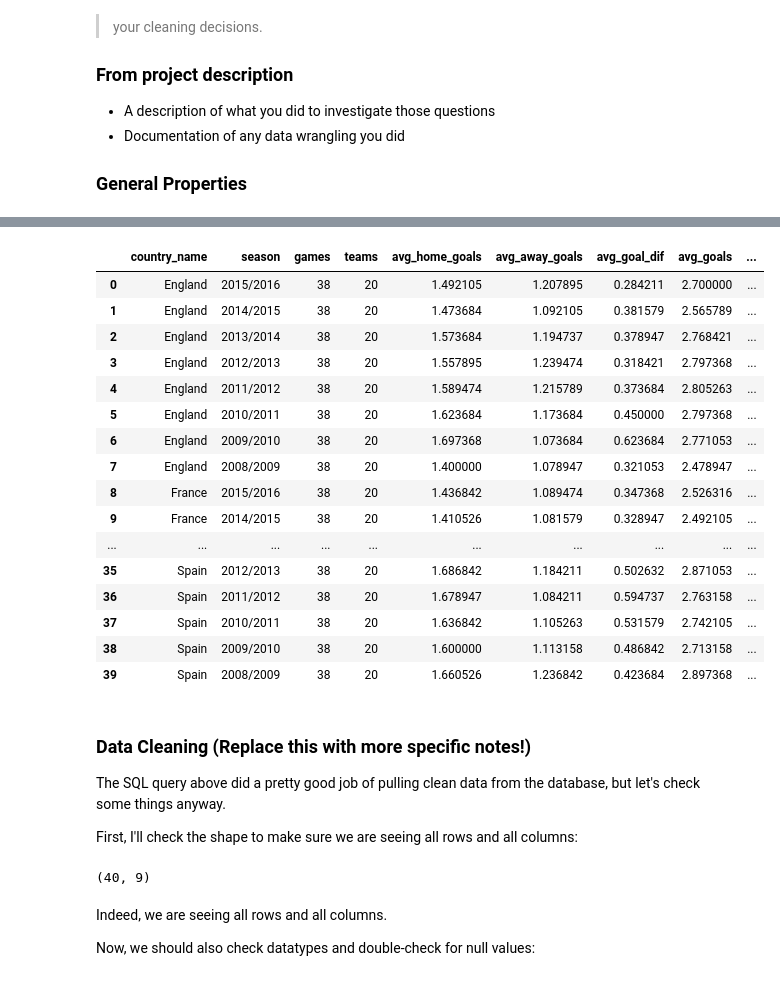
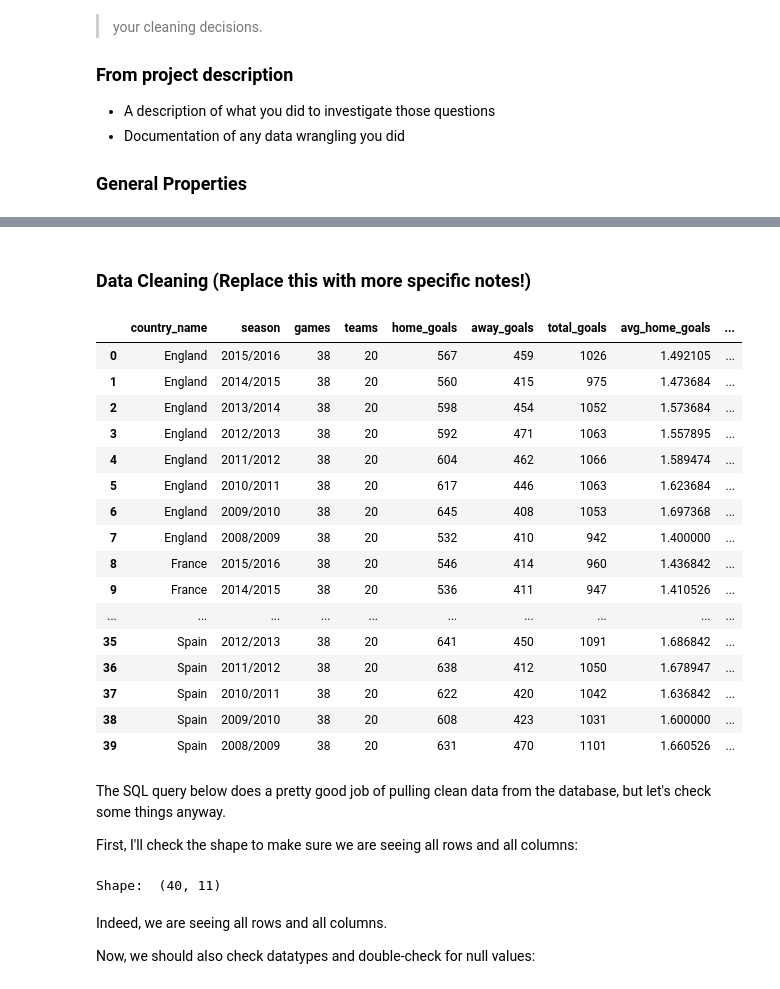
Before and after one commit to ipaulson/soccer-db, a Jupyter notebook: eu-soccer-db.ipynb, the cells around one changed output, grey strips where cells are left out. Cells and saved outputs as stored; diff of their text form; code cells hidden in the pictures.

Commit message:
Finish code for data wrangling

```diff
--- a/eu-soccer-db.ipynb
+++ b/eu-soccer-db.ipynb
@@ -56,56 +183,58 @@ db = sqlite3.connect('database.sqlite')
+# %% [markdown]
+### Data Cleaning (Replace this with more specific notes!)
 # %%
 # Load your data and print out a few lines. Perform operations to inspect data
 #   types and look for instances of missing or possibly errant data.
+
 # https://www.kaggle.com/dimarudov/data-analysis-using-sql
+# Top 5 teams by UEFA coefficient: https://www.uefa.com/memberassociations/uefarankings/country/
 goals_by_season = pd.read_sql("""SELECT Country.name AS country_name,
                                         season,
                                         count(distinct stage) AS games,
-                                        count(distinct HT.team_long_name) AS teams,
+                                        count(distinct home.team_long_name) AS teams,
+                                        sum(home_team_goal) AS home_goals,
+                                        sum(away_team_goal) AS away_goals,
+                                        sum(home_team_goal+away_team_goal) AS total_goals,
                                         avg(home_team_goal) AS avg_home_goals,
                                         avg(away_team_goal) AS avg_away_goals,
                                         avg(home_team_goal-away_team_goal) AS avg_goal_dif,
-                                        avg(home_team_goal+away_team_goal) AS avg_goals,
-                                        sum(home_team_goal+away_team_goal) AS total_goals
+                                        avg(home_team_goal+away_team_goal) AS avg_goals
                                 FROM Match
                                 JOIN Country on Country.id = Match.country_id
                                 JOIN League on League.id = Match.league_id
-                                LEFT JOIN Team AS HT on HT.team_api_id = Match.home_team_api_id
-                                LEFT JOIN Team AS AT on AT.team_api_id = Match.away_team_api_id
-                                WHERE country_name in ('Spain', 'Germany', 'France', 'Italy', 'England')
+                                LEFT JOIN Team AS home on home.team_api_id = Match.home_team_api_id
+                                LEFT JOIN Team AS away on away.team_api_id = Match.away_team_api_id
+                                WHERE country_name in ('Spain', 'England', 'Italy', 'Germany', 'France')
                                 GROUP BY Country.name, League.name, season
-                                HAVING count(distinct stage) > 10
-                                ORDER BY Country.name, League.name, season DESC
-                                ;""", db)
+                                ORDER BY Country.name, League.name, season DESC;""", db)
 goals_by_season
 # %% [output]
-|  | country_name | season | games | teams | avg_home_goals | avg_away_goals | avg_goal_dif | avg_goals | ... |
-| 0 | England | 2015/2016 | 38 | 20 | 1.492105 | 1.207895 | 0.284211 | 2.700000 | ... |
-| 1 | England | 2014/2015 | 38 | 20 | 1.473684 | 1.092105 | 0.381579 | 2.565789 | ... |
-| 2 | England | 2013/2014 | 38 | 20 | 1.573684 | 1.194737 | 0.378947 | 2.768421 | ... |
-| 3 | England | 2012/2013 | 38 | 20 | 1.557895 | 1.239474 | 0.318421 | 2.797368 | ... |
-| 4 | England | 2011/2012 | 38 | 20 | 1.589474 | 1.215789 | 0.373684 | 2.805263 | ... |
-| 5 | England | 2010/2011 | 38 | 20 | 1.623684 | 1.173684 | 0.450000 | 2.797368 | ... |
-| 6 | England | 2009/2010 | 38 | 20 | 1.697368 | 1.073684 | 0.623684 | 2.771053 | ... |
-| 7 | England | 2008/2009 | 38 | 20 | 1.400000 | 1.078947 | 0.321053 | 2.478947 | ... |
-| 8 | France | 2015/2016 | 38 | 20 | 1.436842 | 1.089474 | 0.347368 | 2.526316 | ... |
-| 9 | France | 2014/2015 | 38 | 20 | 1.410526 | 1.081579 | 0.328947 | 2.492105 | ... |
+|  | country_name | season | games | teams | home_goals | away_goals | total_goals | avg_home_goals | ... |
+| 0 | England | 2015/2016 | 38 | 20 | 567 | 459 | 1026 | 1.492105 | ... |
+| 1 | England | 2014/2015 | 38 | 20 | 560 | 415 | 975 | 1.473684 | ... |
+| 2 | England | 2013/2014 | 38 | 20 | 598 | 454 | 1052 | 1.573684 | ... |
+| 3 | England | 2012/2013 | 38 | 20 | 592 | 471 | 1063 | 1.557895 | ... |
+| 4 | England | 2011/2012 | 38 | 20 | 604 | 462 | 1066 | 1.589474 | ... |
+| 5 | England | 2010/2011 | 38 | 20 | 617 | 446 | 1063 | 1.623684 | ... |
+| 6 | England | 2009/2010 | 38 | 20 | 645 | 408 | 1053 | 1.697368 | ... |
+| 7 | England | 2008/2009 | 38 | 20 | 532 | 410 | 942 | 1.400000 | ... |
+| 8 | France | 2015/2016 | 38 | 20 | 546 | 414 | 960 | 1.436842 | ... |
+| 9 | France | 2014/2015 | 38 | 20 | 536 | 411 | 947 | 1.410526 | ... |
 | ... | ... | ... | ... | ... | ... | ... | ... | ... | ... |
-| 35 | Spain | 2012/2013 | 38 | 20 | 1.686842 | 1.184211 | 0.502632 | 2.871053 | ... |
-| 36 | Spain | 2011/2012 | 38 | 20 | 1.678947 | 1.084211 | 0.594737 | 2.763158 | ... |
-| 37 | Spain | 2010/2011 | 38 | 20 | 1.636842 | 1.105263 | 0.531579 | 2.742105 | ... |
-| 38 | Spain | 2009/2010 | 38 | 20 | 1.600000 | 1.113158 | 0.486842 | 2.713158 | ... |
-| 39 | Spain | 2008/2009 | 38 | 20 | 1.660526 | 1.236842 | 0.423684 | 2.897368 | ... |
+| 35 | Spain | 2012/2013 | 38 | 20 | 641 | 450 | 1091 | 1.686842 | ... |
+| 36 | Spain | 2011/2012 | 38 | 20 | 638 | 412 | 1050 | 1.678947 | ... |
+| 37 | Spain | 2010/2011 | 38 | 20 | 622 | 420 | 1042 | 1.636842 | ... |
+| 38 | Spain | 2009/2010 | 38 | 20 | 608 | 423 | 1031 | 1.600000 | ... |
+| 39 | Spain | 2008/2009 | 38 | 20 | 631 | 470 | 1101 | 1.660526 | ... |
 # %% [markdown]
-### Data Cleaning (Replace this with more specific notes!)
-
-The SQL query above did a pretty good job of pulling clean data from the database, but let's check some things anyway.
+The SQL query below does a pretty good job of pulling clean data from the database, but let's check some things anyway.
 
 First, I'll check the shape to make sure we are seeing all rows and all columns:
 # %%
 # shape (rows, columns)
-goals_by_season.shape
+print("Shape: ", goals_by_season.shape)
 # %% [output]
-(40, 9)
+Shape:  (40, 11)
 # %% [markdown]
 Indeed, we are seeing all rows and all columns.
 
```
Also changed, not shown: parts of 16 cells of this notebook.
